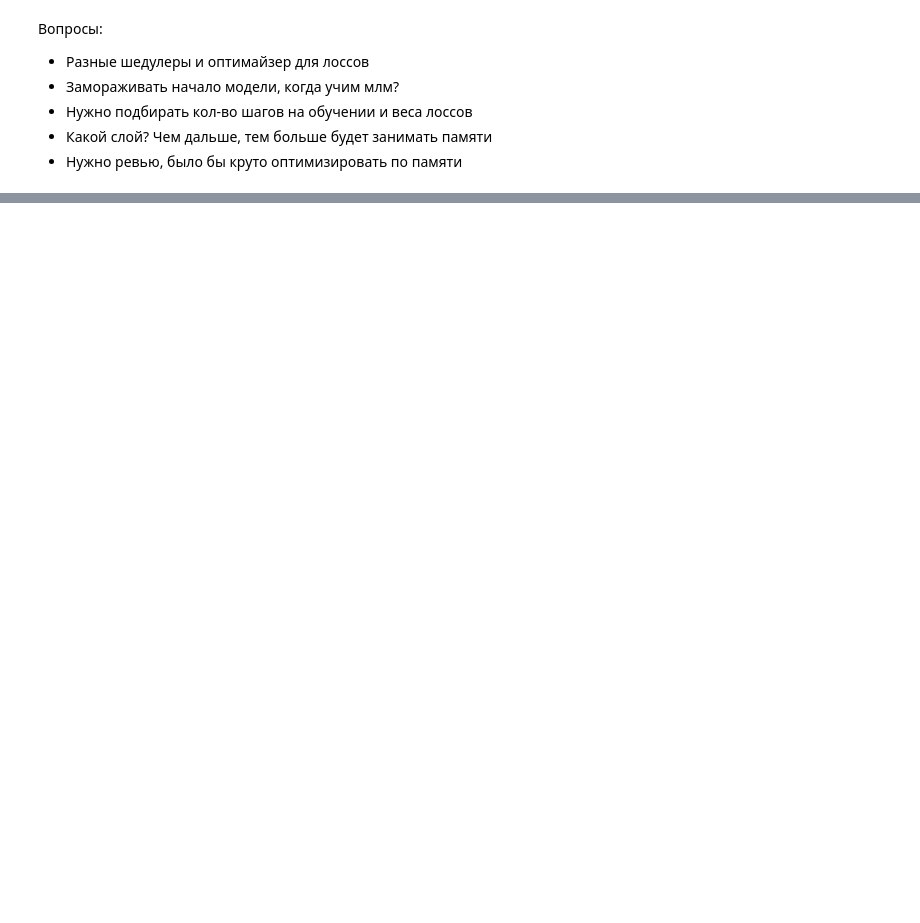
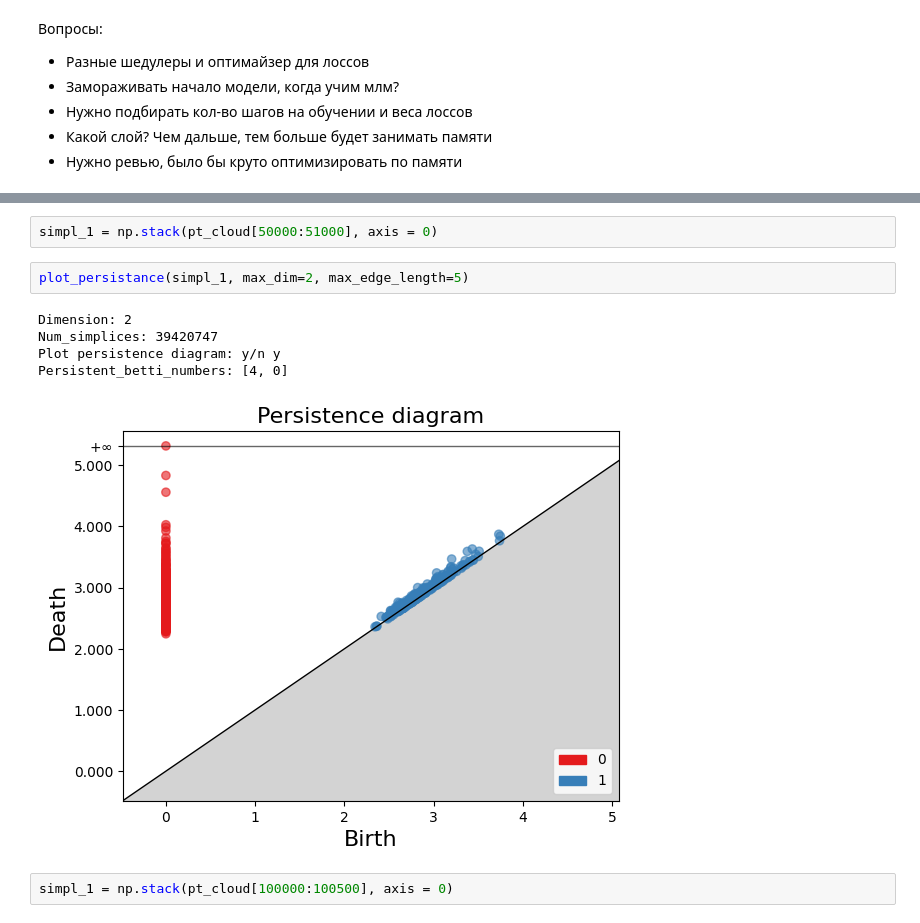
Before and after one commit to Xenomirant/ModularLM, a Jupyter notebook: bert_tuning.ipynb, the cells around one changed output, grey strips where cells are left out. Saved outputs shown, nothing was run; the diff lists cells and outputs as text; blank space fills up the shorter version.

```diff
--- a/bert_tuning.ipynb
+++ b/bert_tuning.ipynb
@@ -234,0 +402,12 @@ KeyboardInterrupt:
+# %%
+simpl_1 = np.stack(pt_cloud[50000:51000], axis = 0)
+# %%
+plot_persistance(simpl_1, max_dim=2, max_edge_length=5)
+# %% [output]
+Dimension: 2
+Num_simplices: 39420747
+Plot persistence diagram: y/n y
+Persistent_betti_numbers: [4, 0]
+[figure, added]
+# %%
+simpl_1 = np.stack(pt_cloud[100000:100500], axis = 0)
```
Also changed, not shown: parts of 42 cells of this notebook.
